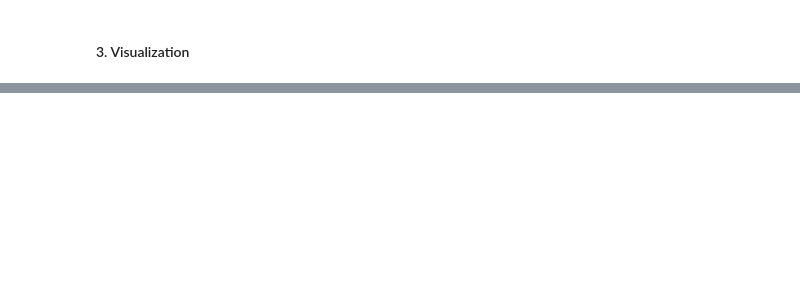
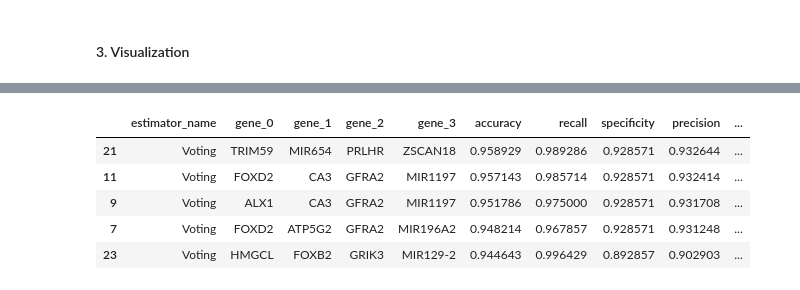
Before and after one commit to BioTechCo/main_project, a Jupyter notebook: notebooks/orange_pipeline_orchestrator_planA.ipynb, the cells around one changed output, grey strips where cells are left out. Cells and saved outputs as stored; diff of their text form; code cells hidden in the pictures; blank space fills up the shorter version.

```diff
--- a/notebooks/orange_pipeline_orchestrator_planA.ipynb
+++ b/notebooks/orange_pipeline_orchestrator_planA.ipynb
@@ -1120,3 +1115,13 @@ INFO Training for combination: ('TBX20', 'MIR10B', 'SNORD93') with estimator: Vo
+# %%
+test_voting = pd.read_csv(f"{validate_out_path}/Voting_metrics_avg.csv")
+test_voting.sort_values(by="f1_score", ascending=False).head()
+# %% [output]
+|  | estimator_name | gene_0 | gene_1 | gene_2 | gene_3 | accuracy | recall | specificity | precision | ... |
+| 21 | Voting | TRIM59 | MIR654 | PRLHR | ZSCAN18 | 0.958929 | 0.989286 | 0.928571 | 0.932644 | ... |
+| 11 | Voting | FOXD2 | CA3 | GFRA2 | MIR1197 | 0.957143 | 0.985714 | 0.928571 | 0.932414 | ... |
+| 9 | Voting | ALX1 | CA3 | GFRA2 | MIR1197 | 0.951786 | 0.975000 | 0.928571 | 0.931708 | ... |
+| 7 | Voting | FOXD2 | ATP5G2 | GFRA2 | MIR196A2 | 0.948214 | 0.967857 | 0.928571 | 0.931248 | ... |
+| 23 | Voting | HMGCL | FOXB2 | GRIK3 | MIR129-2 | 0.944643 | 0.996429 | 0.892857 | 0.902903 | ... |
 # %% [markdown]
 ##### Congratulation! You have finished the whole pipeline🎉. <br>
 
```
Also changed, not shown: parts of 84 cells of this notebook, 3 other files.
